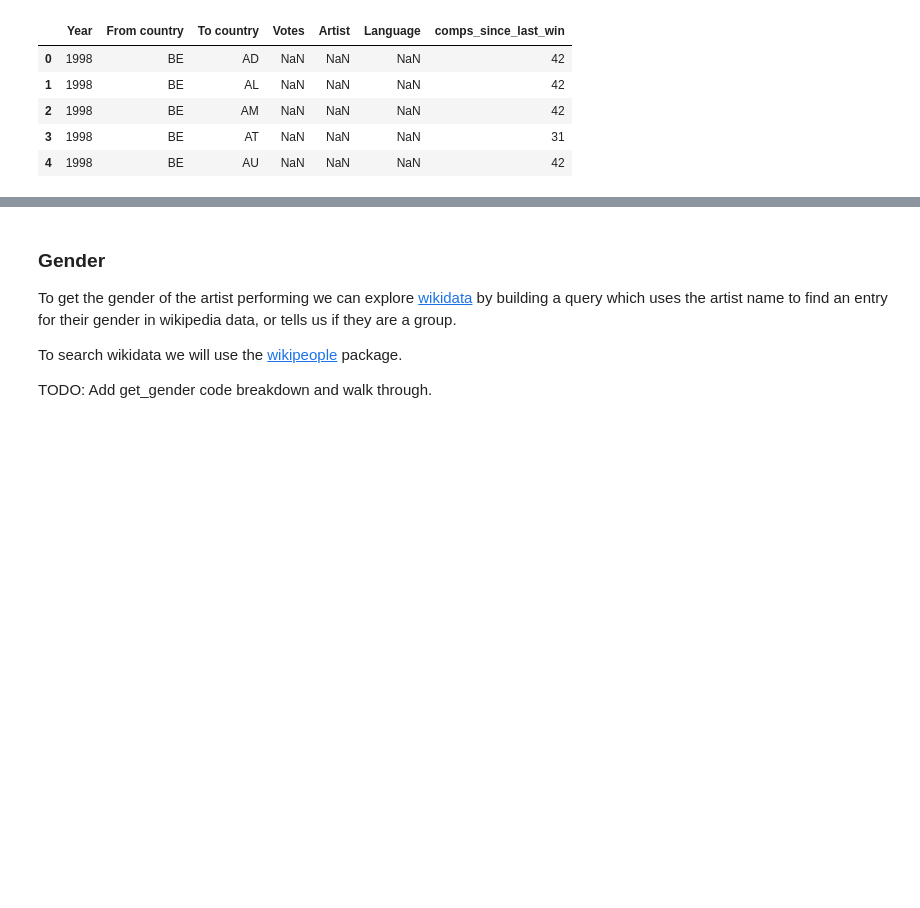
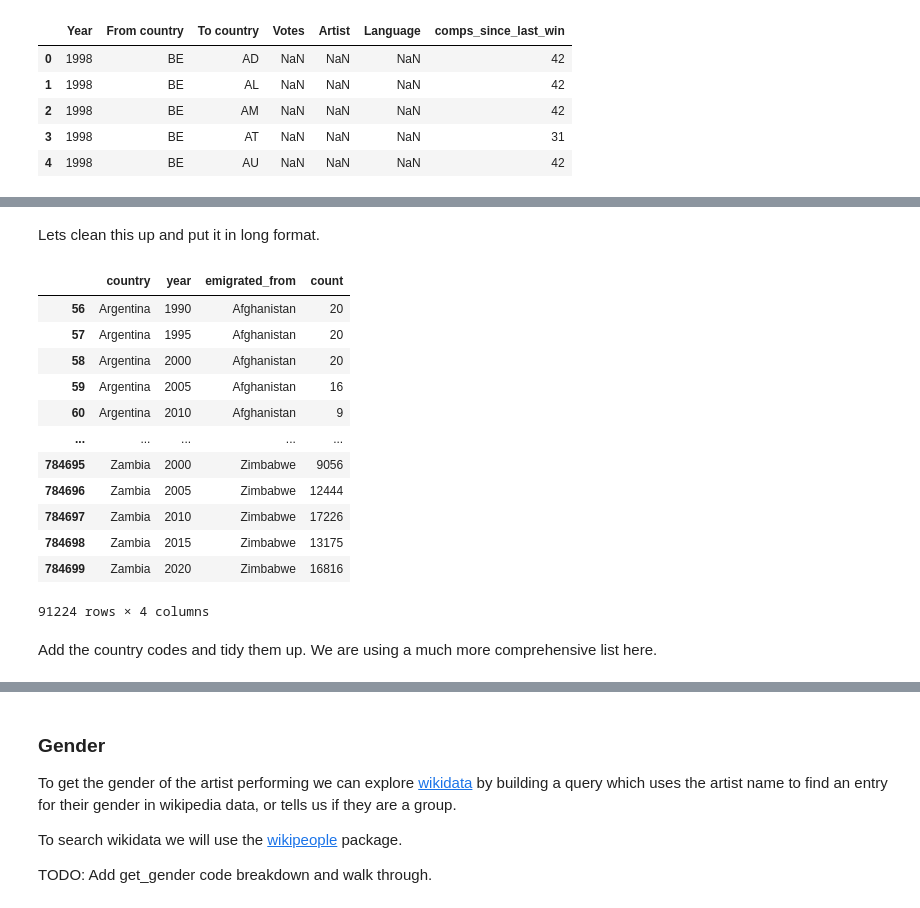
Before and after one commit to KatrionaGoldmann/Eurovision_TDS, a Jupyter notebook: eurovision/notebooks/data-wrang.ipynb, the cells around one changed output, grey strips where cells are left out. Saved outputs shown, nothing was run; the diff lists cells and outputs as text; code cells hidden in the pictures; blank space fills up the shorter version.

```diff
--- a/eurovision/notebooks/data-wrang.ipynb
+++ b/eurovision/notebooks/data-wrang.ipynb
@@ -472,0 +481,6 @@ df_votes.head()
+# %%
+df_migration_org = pd.read_csv(DATAPATH / 'migration-flows.csv')
+
+# overview
+print(df_migration_org.shape)
+print(df_migration_org.iloc[:, :7].head(3))
@@ -472,0 +498,29 @@ df_votes.head()
+# %% [markdown]
+Lets clean this up and put it in long format.
+# %%
+df_migration = (df_migration_org
+    .pipe(pd.melt, id_vars=['Country', 'Year'], var_name='Migration', value_name='Count') # to long format
+    .loc[lambda x: x['Migration'].str.contains('Emigrants')]                              # filter for emigrant rows
+    .pipe(lambda x: x.rename(columns = {col: col.lower() for col in x.columns}))          # lowercase column names
+    .assign(migration = lambda x: x.migration.str.replace('Emigrants from ', ''))         # filter for emigrant rows
+    .rename(columns={'migration': 'emigrated_from'})                                      # boil down to country name
+    .query('count >= 0')                                                                  # negative counts are just total emigrants from country
+    .pipe(lambda x: x.assign(count = x['count'].astype(int)))                             # convert count to int
+)
+df_migration
+# %% [output]
+|  | country | year | emigrated_from | count |
+| 56 | Argentina | 1990 | Afghanistan | 20 |
+| 57 | Argentina | 1995 | Afghanistan | 20 |
+| 58 | Argentina | 2000 | Afghanistan | 20 |
+| 59 | Argentina | 2005 | Afghanistan | 16 |
+| 60 | Argentina | 2010 | Afghanistan | 9 |
+| ... | ... | ... | ... | ... |
+| 784695 | Zambia | 2000 | Zimbabwe | 9056 |
+| 784696 | Zambia | 2005 | Zimbabwe | 12444 |
+| 784697 | Zambia | 2010 | Zimbabwe | 17226 |
+| 784698 | Zambia | 2015 | Zimbabwe | 13175 |
+| 784699 | Zambia | 2020 | Zimbabwe | 16816 |
+91224 rows × 4 columns
+# %% [markdown]
+Add the country codes and tidy them up. We are using a much more comprehensive list here.
```
Also changed, not shown: parts of 37 cells of this notebook.
